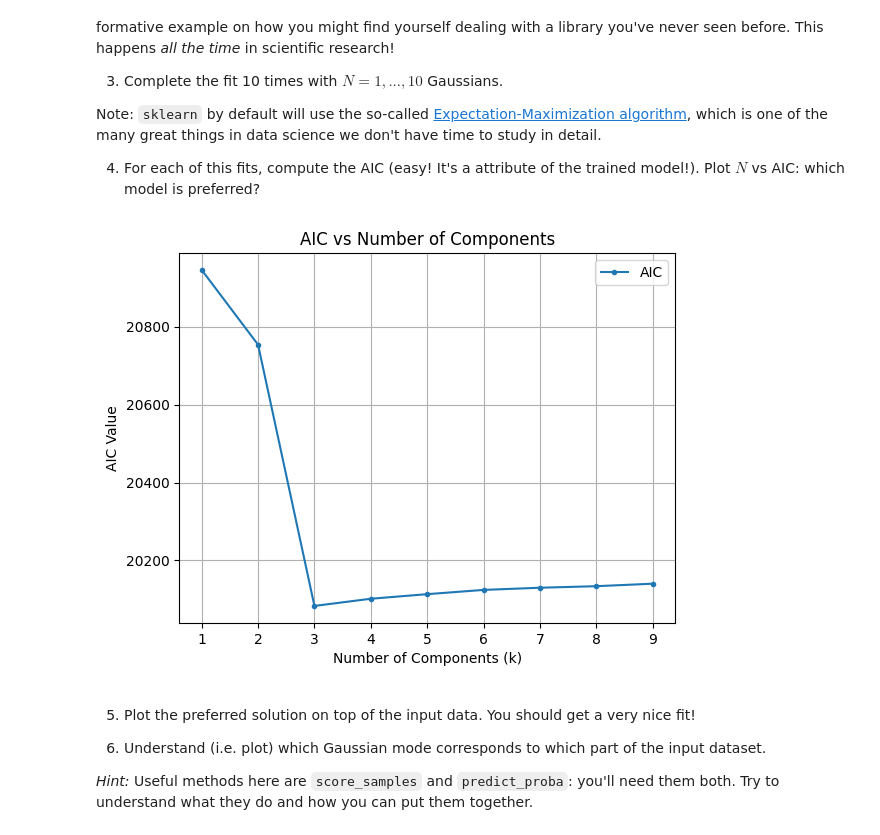
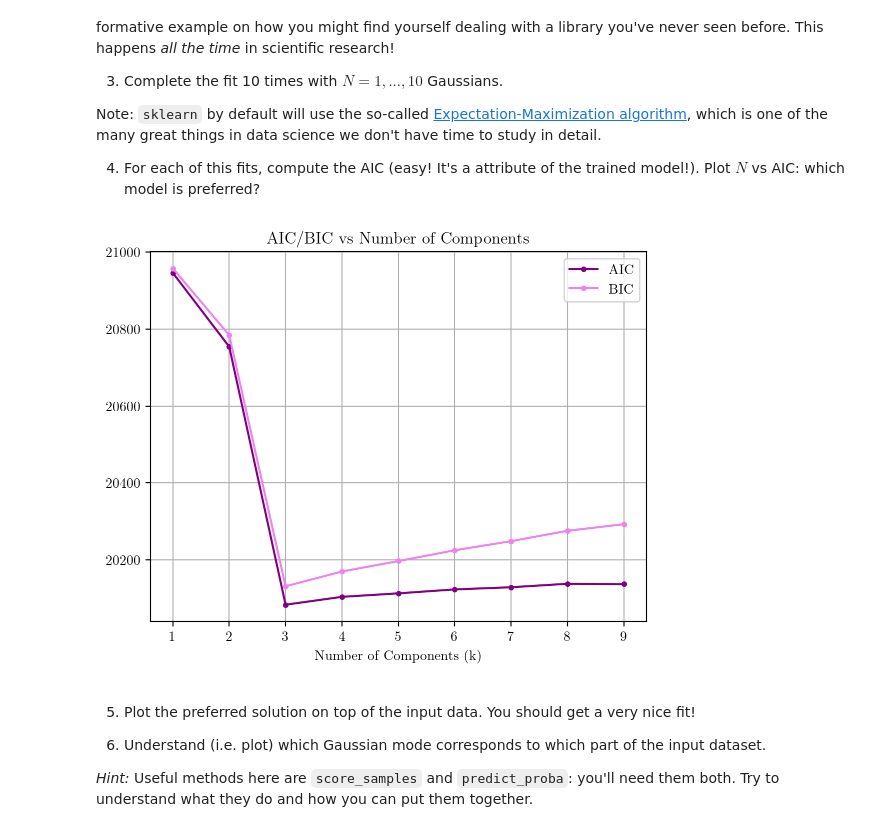
Before and after one commit to ludovicarbone/astrostatistics_bicocca_2024, a Jupyter notebook: working/L06_es.ipynb, the cells around one changed output. Drawn from its saved outputs; the diff is of its cells as text; code cells hidden in the pictures.

```diff
--- a/working/L06_es.ipynb
+++ b/working/L06_es.ipynb
@@ -6,13 +6,15 @@
 # %%
 from matplotlib import pyplot as plt
 import matplotlib.pyplot as plt
-
-plt.rcParams['text.latex.preamble'] = r'\usepackage{type1cm}'
 import numpy as np
 from sklearn.mixture import GaussianMixture
 
-#from astroML.plotting import setup_text_plots
-#setup_text_plots(fontsize=13, usetex=True)
+
+plt.rc('text', usetex=True)
+plt.rc('font', family='serif')
+
+%matplotlib inline
+%config InlineBackend.figure_format='retina'
 # %%
 X = np.load("../solutions/formationchannels.npy")
 # %%
@@ -33,20 +38,20 @@ Note: `sklearn` by default will use the so-called [Expectation-Maximization algo
 
 4) For each of this fits, compute the AIC (easy! It's a attribute of the trained model!). Plot $N$ vs AIC: which model is preferred?
 # %%
-#GaussianMixture
 models = [GaussianMixture(n_components=k).fit(X.reshape(-1, 1)) for k in range(1, 10)]
 
 AIC = [m.aic(X) for m in models]
+BIC = [m.bic(X) for m in models]
 
-plt.plot(range(1, 10), AIC, label='AIC', marker='.')
+plt.plot(range(1, 10), AIC, marker='.', color='purple', label='AIC')
+plt.plot(range(1, 10), BIC, marker='.', color='violet', label='BIC')
 plt.xlabel('Number of Components (k)')
-plt.ylabel('AIC Value')
-plt.title('AIC vs Number of Components')
-plt.legend()
+plt.title('AIC/BIC vs Number of Components')
 plt.grid()
+plt.legend(loc='upper right')
 plt.show()
 # %% [output]
-[figure, old version]
+[figure, new version]
 # %% [markdown]
 5) Plot the preferred solution on top of the input data. You should get a very nice fit!
 
```
Also changed, not shown: parts of 5 cells of this notebook, 1 other file.
